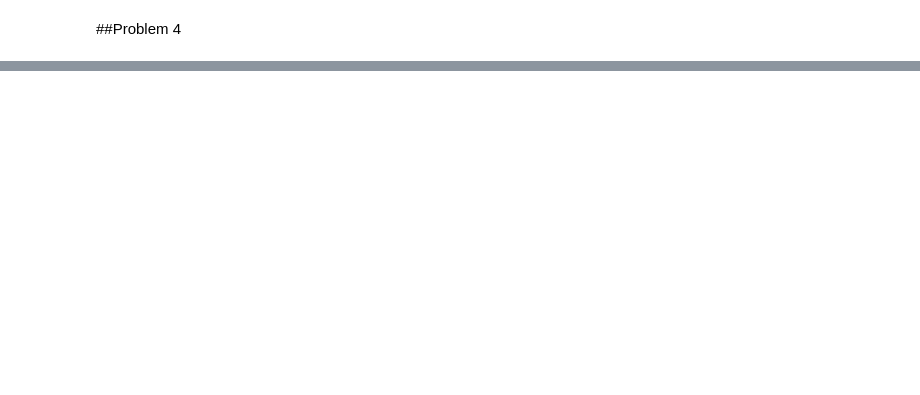
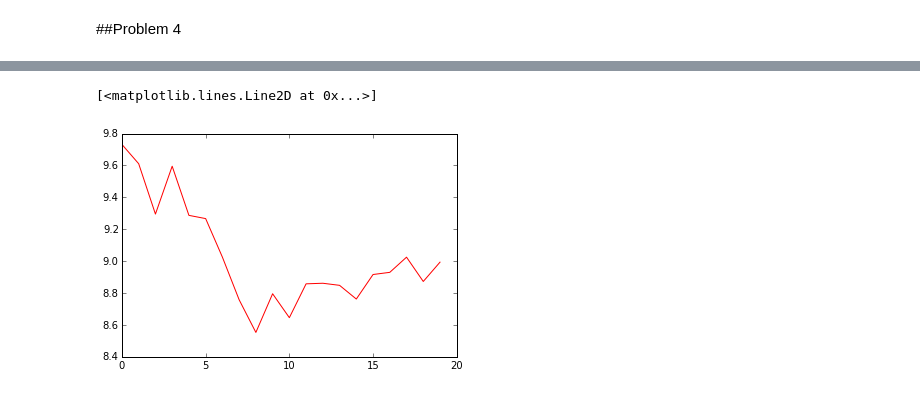
Before and after one commit to 0range/statsHw4, a Jupyter notebook: hw4.ipynb, the cells around one changed output, grey strips where cells are left out. Saved outputs shown, nothing was run; the diff lists cells and outputs as text; code cells hidden in the pictures; blank space fills up the shorter version.

```diff
--- a/hw4.ipynb
+++ b/hw4.ipynb
@@ -59,0 +95,17 @@ for p in ps:
+# %%
+nets = []
+
+thetime = time()
+for i in xrange(20):
+    net = buildNetwork(8, pstar, 1, bias=False)
+
+    trainer = RPropMinusTrainer(net, dataset=ds, verbose=False)
+    err = trainer.train()
+    diff = eps + 1
+    while diff > eps:
+        newErr = trainer.train()
+        diff = np.abs(err - newErr)
+        err =  newErr
+
+    print i, trainer.totalepochs, time() - thetime
+    nets.append((net, np.mean(np.abs(net.activateOnDataset(ds) - ds['target']))))
@@ -59,0 +133,13 @@ for p in ps:
+# %%
+randomErrs = []
+for i in xrange(len(nets)):
+    res = np.zeros(test_data.shape, dtype=np.float64)
+    for j in xrange(i + 1):
+        res += nets[j][0].activateOnDataset(test_ds)
+    res /= (i+1.)
+    randomErrs.append(np.mean(np.abs(res - test_ds['target'])))
+# %%
+plt.plot(randomErrs, c='r')
+# %% [output]
+[<matplotlib.lines.Line2D at 0x...>]
+[figure, added]
```
Also changed, not shown: parts of 6 cells of this notebook.
